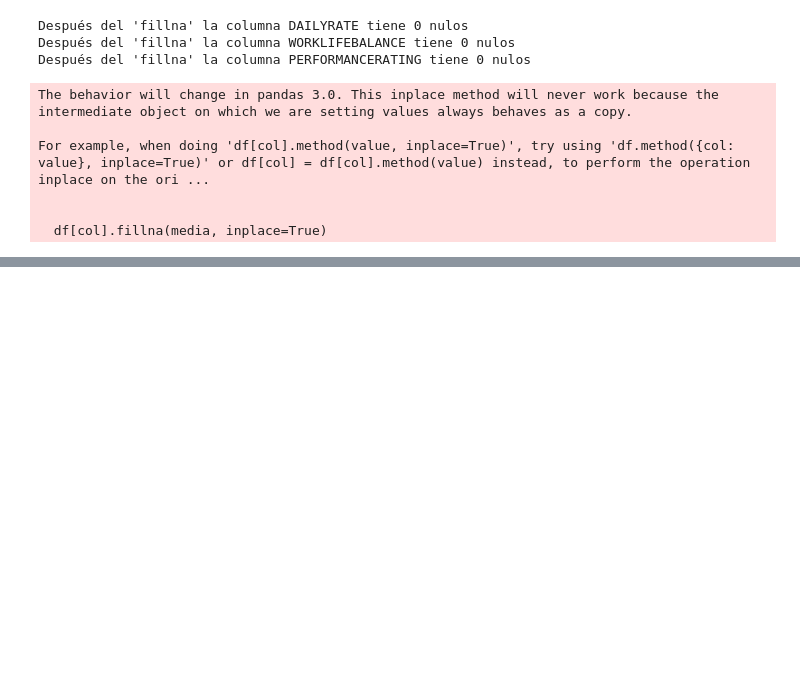
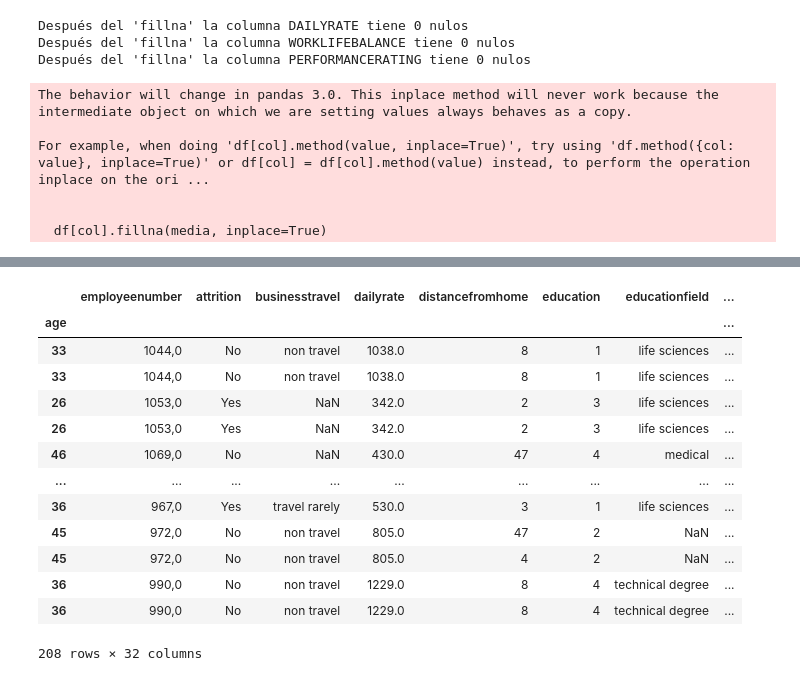
Before and after one commit to vanediar/proyecto-da-promo-a-pt-modulo-3-team-1, a Jupyter notebook: Limpieza/Limpieza_numericas.ipynb, the cells around one changed output, grey strips where cells are left out. Saved outputs shown, nothing was run; the diff lists cells and outputs as text; code cells hidden in the pictures; blank space fills up the shorter version.

```diff
--- a/Limpieza/Limpieza_numericas.ipynb
+++ b/Limpieza/Limpieza_numericas.ipynb
@@ -211,0 +250,7 @@ For example, when doing 'df[col].method(value, inplace=True)', try using 'df.met
+# %%
+# Calcular la mediana de la columna 'totalworkingyears' y rellenar los valores nulos
+mediana = df['totalworkingyears'].median()
+df['totalworkingyears'].fillna(mediana, inplace=True)
+
+# Comprobar los nulos para cada columna específica
+print(f"Después del 'fillna' la columna 'totalworkingyears' tiene {df['totalworkingyears'].isnull().sum()} nulos")
@@ -211,0 +295,28 @@ For example, when doing 'df[col].method(value, inplace=True)', try using 'df.met
+# %%
+# Identificar los números de 'employeenumber' que están duplicados
+employeenumber_counts = df['employeenumber'].value_counts()
+duplicated_employeenumbers = employeenumber_counts[employeenumber_counts > 1].index
+
+# Filtrar el DataFrame original para mostrar solo las filas con 'employeenumber' duplicados
+df_duplicated_employeenumbers = df[df['employeenumber'].isin(duplicated_employeenumbers)]
+
+# Ordenar por 'employeenumber' para verlos agrupados
+df_duplicated_employeenumbers_sorted = df_duplicated_employeenumbers.sort_values(by='employeenumber')
+
+# Mostrar el DataFrame resultante
+df_duplicated_employeenumbers_sorted
+# %% [output]
+|  | employeenumber | attrition | businesstravel | dailyrate | distancefromhome | education | educationfield | ... |
+| age |  |  |  |  |  |  |  | ... |
+| 33 | 1044,0 | No | non travel | 1038.0 | 8 | 1 | life sciences | ... |
+| 33 | 1044,0 | No | non travel | 1038.0 | 8 | 1 | life sciences | ... |
+| 26 | 1053,0 | Yes | NaN | 342.0 | 2 | 3 | life sciences | ... |
+| 26 | 1053,0 | Yes | NaN | 342.0 | 2 | 3 | life sciences | ... |
+| 46 | 1069,0 | No | NaN | 430.0 | 47 | 4 | medical | ... |
+| ... | ... | ... | ... | ... | ... | ... | ... | ... |
+| 36 | 967,0 | Yes | travel rarely | 530.0 | 3 | 1 | life sciences | ... |
+| 45 | 972,0 | No | non travel | 805.0 | 47 | 2 | NaN | ... |
+| 45 | 972,0 | No | non travel | 805.0 | 4 | 2 | NaN | ... |
+| 36 | 990,0 | No | non travel | 1229.0 | 8 | 4 | technical degree | ... |
+| 36 | 990,0 | No | non travel | 1229.0 | 8 | 4 | technical degree | ... |
+208 rows × 32 columns
```
Also changed, not shown: parts of 18 cells of this notebook.
